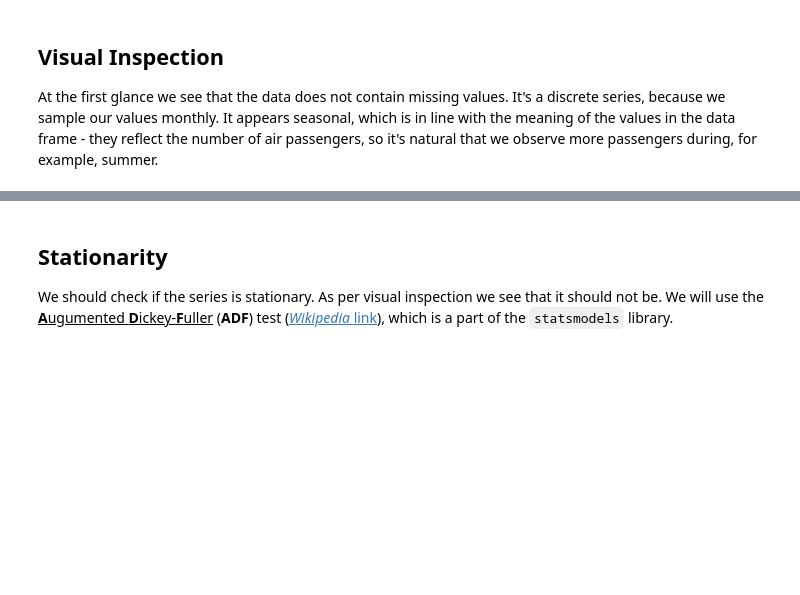
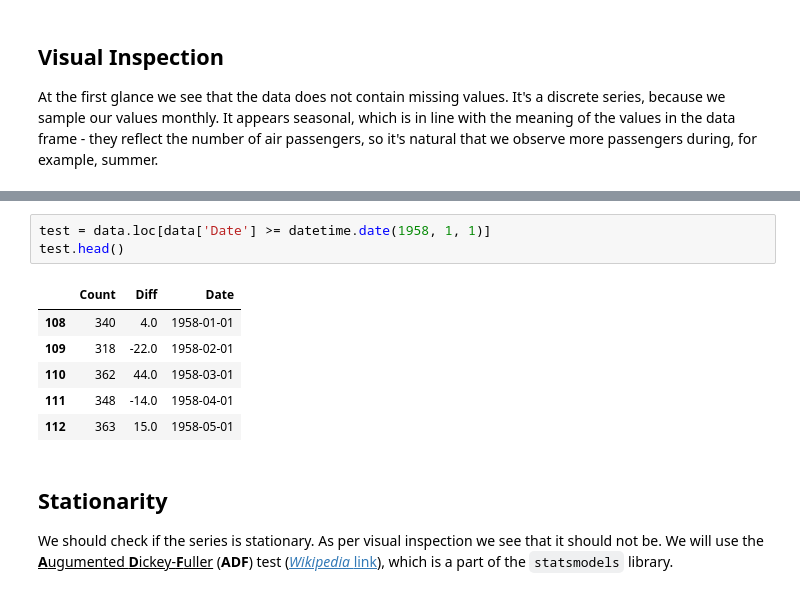
Before and after one commit to Staneesh/Repro2023, a Jupyter notebook: main.ipynb, the cells around one changed output, grey strips where cells are left out. Saved outputs shown, nothing was run; the diff lists cells and outputs as text; blank space fills up the shorter version.

```diff
--- a/main.ipynb
+++ b/main.ipynb
@@ -73,3 +104,13 @@ At the first glance we see that the data does not contain missing values. It's a
+# %%
+test = data.loc[data['Date'] >= datetime.date(1958, 1, 1)]
+test.head()
+# %% [output]
+|  | Count | Diff | Date |
+| 108 | 340 | 4.0 | 1958-01-01 |
+| 109 | 318 | -22.0 | 1958-02-01 |
+| 110 | 362 | 44.0 | 1958-03-01 |
+| 111 | 348 | -14.0 | 1958-04-01 |
+| 112 | 363 | 15.0 | 1958-05-01 |
 # %% [markdown]
 ## Stationarity
 
```
Also changed, not shown: parts of 15 cells of this notebook.
